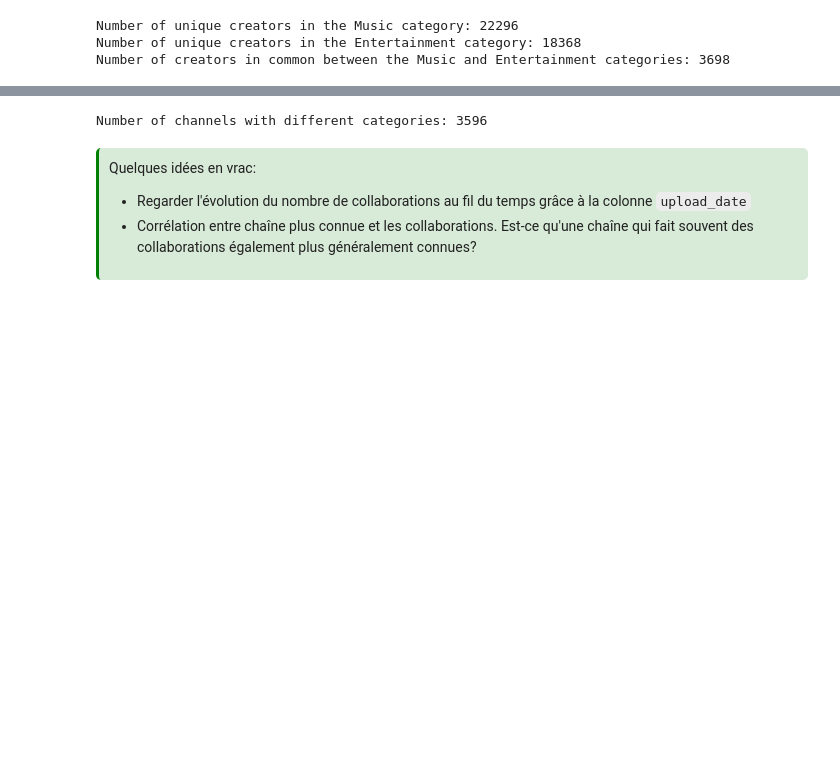
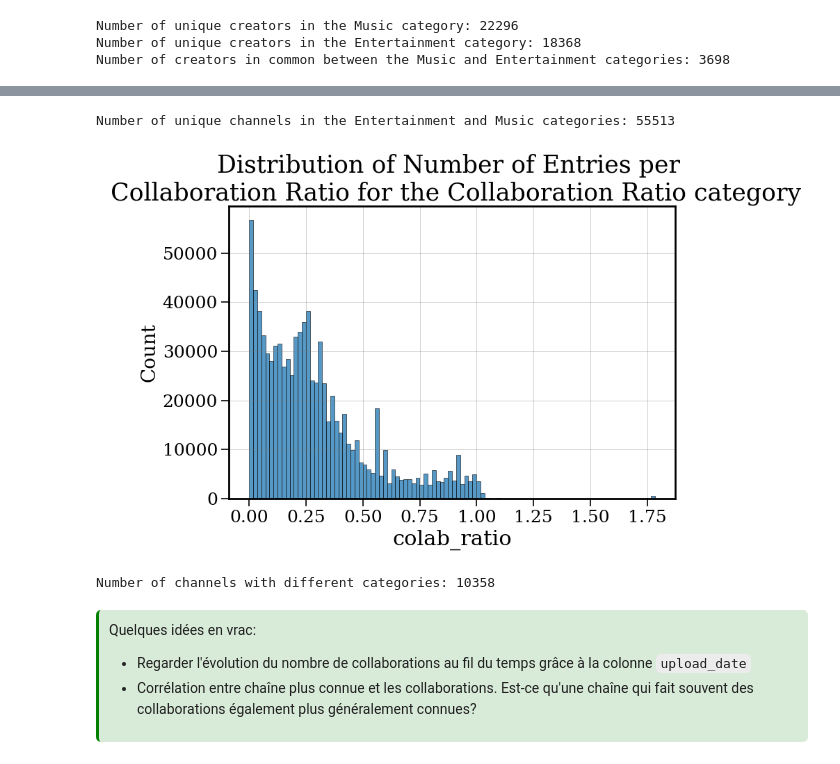
Before and after one commit to epfl-ada/ada-2024-project-tropicaltoucansinsight, a Jupyter notebook: collaborations.ipynb, the cells around one changed output, grey strips where cells are left out. Saved outputs shown, nothing was run; the diff lists cells and outputs as text; code cells hidden in the pictures; blank space fills up the shorter version.

```diff
--- a/collaborations.ipynb
+++ b/collaborations.ipynb
@@ -303,10 +303,0 @@ Number of unique channels in the collaborations data: 36966
-# %%
-# Merge the channel names to the collaborations data
-df_collaborations = pd.merge(df_collaborations, df_channels, on='channel_id', how='inner')
-df_collaborations['colab_ratio'] = df_collaborations['collaborations_count'] / df_collaborations['videos_cc']
-
-# Reorder the columns
-new_order = ['name_cc', 'title', 'view_count', 'like_count', 'dislike_count', 'description', 'tags', 'upload_date', 'subscribers_cc',
-             'videos_cc', 'collaborations_count', 'colab_ratio', 'channel_id', 'category_cc', 'categories']
-
-df_collaborations = df_collaborations[new_order]
@@ -334,0 +304,5 @@ Same number of videos? --> True
+# %%
+# 2.
+# Merge the collaborations data with the video counts data
+df_collaborations = pd.merge(df_collaborations, df_video_counts, on='channel_id', how='left')
+df_collaborations.sample(3)
@@ -335,9 +314,43 @@ Same number of videos? --> True
+# %%
+# 3.
+# Open the channels data, filter the Music and Entertainment categories, and drop the join_date column
+df_channels = pd.read_csv('data/channels.tsv.gz', sep='\t', compression='gzip')
+df_channels = df_channels[df_channels['category_cc'].isin(['Music', 'Entertainment'])]
+df_channels = df_channels.drop(columns=['join_date', 'category_cc'], axis=1)
+df_channels = df_channels.rename(columns={'channel': 'channel_id'})
+
+print(f"Number of unique channels in the Entertainment and Music categories: {df_channels.shape[0]}")
+
+# Merge the channel names to the collaborations data
+df = pd.merge(df_collaborations, df_channels, on='channel_id', how='left')
+
+# Create a new column that calculates the ratio of collaborations to the total number of videos
+df['colab_ratio'] = df['collaborations_count'] / df['videos_cc']
+
+# Reorder the columns
+new_order = ['name_cc', 'title', 'view_count', 'like_count', 'dislike_count', 'description', 'tags', 'upload_date', 'subscribers_cc',
+             'videos_cc', 'collaborations_count', 'colab_ratio', 'channel_id', 'categories']
+
+df = df[new_order].copy()
+# %% [output]
+Number of unique channels in the Entertainment and Music categories: 55513
+# %%
+# Plot the distribution of the collaboration ratio
+data_utils.plot_category_distribution(df_data=df,
+                                      columns=["colab_ratio"],
+                                      category="Collaboration Ratio",
+                                      x_logs=[False],
+                                      y_logs=[False],
+                                      kind="hist",
+                                      print_summary=False)
+# %% [output]
+[figure, added]
 # %%
 # counts the number of channels that have different categories and category_cc columns (i.e. channels that have both Music and Entertainment categories)
-test_df = df_collaborations[df_collaborations['category_cc'] != df_collaborations['categories']]
+test_df = df[df['category_cc'] != df['categories']]
 print(f"Number of channels with different categories: {test_df['channel_id'].nunique()}")
 # %% [output]
-Number of channels with different categories: 3596
+Number of channels with different categories: 10358
 # %% [markdown]
 <div style="background-color: #D8EAD8; border-left:3px solid green; padding: 10px; border-radius: 5px;">
 
```
Also changed, not shown: parts of 23 cells of this notebook, 2 other files.
